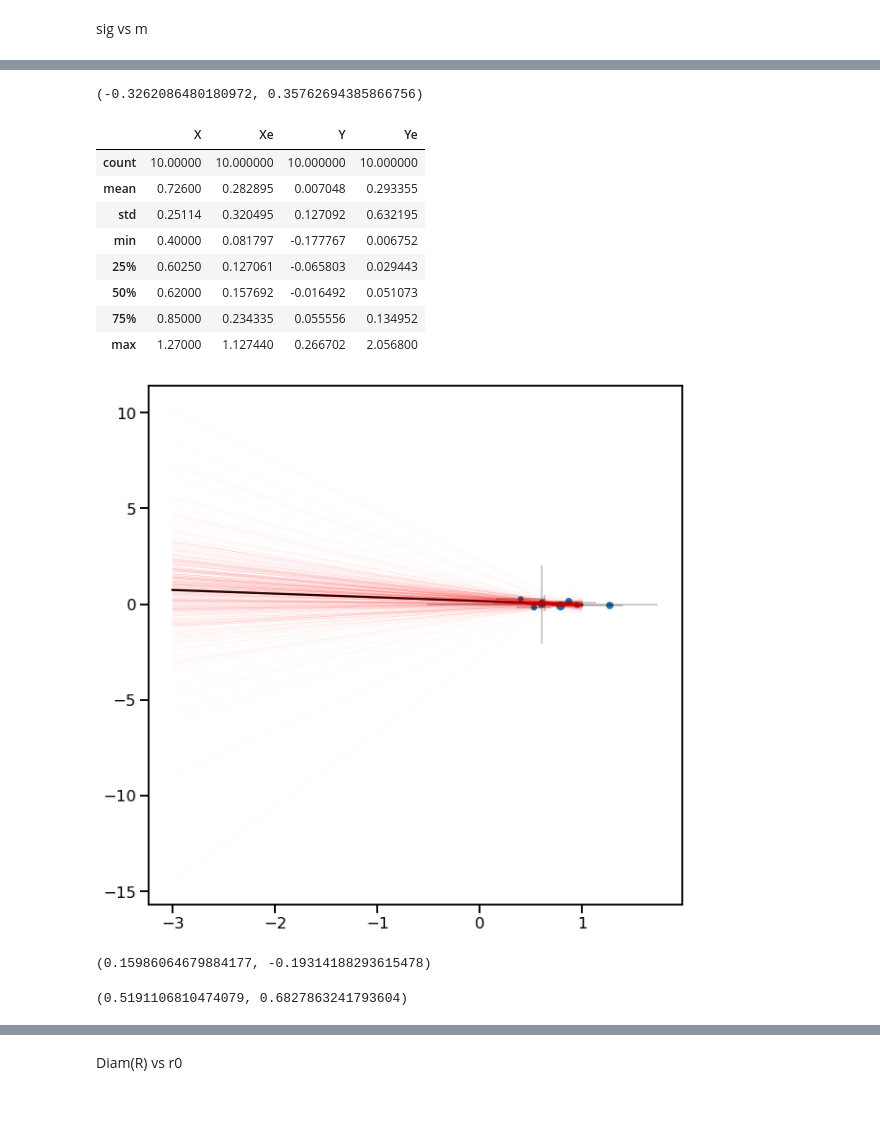
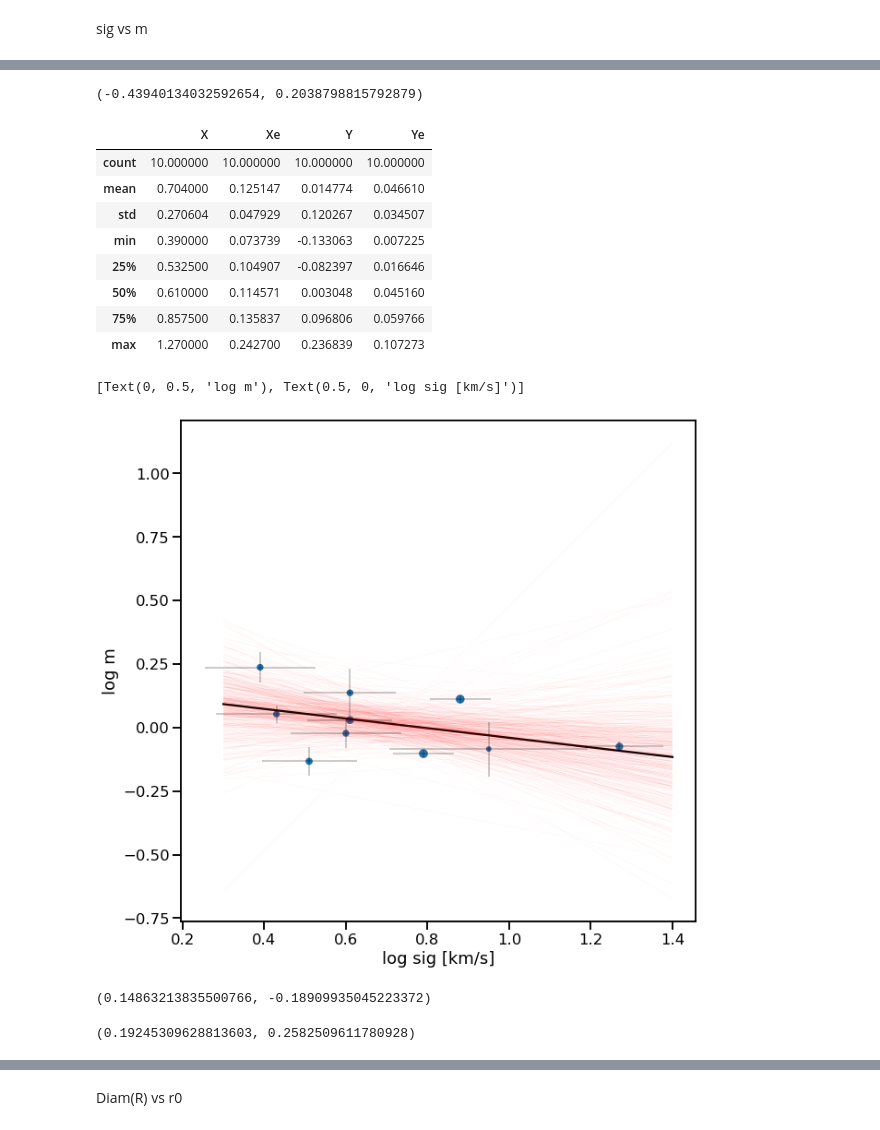
Before and after one commit to JavGVastro/PhD.Paper, a Jupyter notebook: CorrelationsRegressions02.ipynb, the cells around one changed output, grey strips where cells are left out. Saved outputs shown, nothing was run; the diff lists cells and outputs as text; code cells hidden in the pictures.

Commit message:
Correlations and regression using new results.

```diff
--- a/CorrelationsRegressions02.ipynb
+++ b/CorrelationsRegressions02.ipynb
@@ -82,14 +94,14 @@ m = [[0]*(1) for i in range(len(samples))]
 mer = [[0]*(1) for i in range(len(samples))]
 
 for i in range(len(samples)):
-    sig[i] = np.round(CI[samples[0][i]]['result'].params['sig2'].value,4)**0.5
-    siger[i] = np.round(CI[samples[0][i]]['result'].params['sig2'].stderr,4)**0.5
-    sig2[i] = np.round(CI[samples[0][i]]['result'].params['sig2'].value,4)
-    r0[i] = np.round(CI[samples[0][i]]['result'].params['r0'].value,4)
-    m[i] = np.round(CI[samples[0][i]]['result'].params['m'].value,4)
-    sig2er[i] = np.round(CI[samples[0][i]]['result'].params['sig2'].stderr,4)
-    r0er[i] = np.round(CI[samples[0][i]]['result'].params['r0'].stderr,4)
-    mer[i] = np.round(CI[samples[0][i]]['result'].params['m'].stderr,4)
+    sig[i] = np.round(CI[samples[0][i]]['result_emcee'].params['sig2'].value,4)**0.5
+    siger[i] = np.round(CI[samples[0][i]]['result_emcee'].params['sig2'].stderr,4)**0.5
+    sig2[i] = np.round(CI[samples[0][i]]['result_emcee'].params['sig2'].value,4)
+    r0[i] = np.round(CI[samples[0][i]]['result_emcee'].params['r0'].value,4)
+    m[i] = np.round(CI[samples[0][i]]['result_emcee'].params['m'].value,4)
+    sig2er[i] = np.round(CI[samples[0][i]]['result_emcee'].params['sig2'].stderr,4)
+    r0er[i] = np.round(CI[samples[0][i]]['result_emcee'].params['r0'].stderr,4)
+    mer[i] = np.round(CI[samples[0][i]]['result_emcee'].params['m'].stderr,4)
 # %%
 data = pd.DataFrame(
     {
@@ -428,5 +440,5 @@ pd.DataFrame({"X": X, "Xe": Xe, "Y": Y, "Ye": Ye}).describe()
 # %%
-vmin, vmax = -3.0, 1.0
+vmin, vmax = -1.2, 1.25
 xgrid = np.linspace(vmin, vmax, 200)
 
 
@@ -440,4 +452,9 @@ ax.plot(xgrid, dfchain["alpha"].mean() + xgrid*dfchain["beta"].mean(),
 for samp in lm.chain[::20]:
     ax.plot(xgrid, samp["alpha"] + xgrid*samp["beta"],
         '-', c="r", alpha=0.2, lw=0.1)
+
+ax.set(
+#    xlim=[-0.2, 0.8], ylim=[-0.2, 0.8],
+    xlabel=r"log$ r_{0}$ [pc]", ylabel=r"log$ m$",
+)
 # %% [output]
@@ -565,5 +583,5 @@ pd.DataFrame({"X": X, "Xe": Xe, "Y": Y, "Ye": Ye}).describe()
 # %%
-vmin, vmax = -3.0, 1.0
+vmin, vmax = -1.25, 1.25
 xgrid = np.linspace(vmin, vmax, 200)
 
 
@@ -577,4 +595,10 @@ ax.plot(xgrid, dfchain["alpha"].mean() + xgrid*dfchain["beta"].mean(),
 for samp in lm.chain[::20]:
     ax.plot(xgrid, samp["alpha"] + xgrid*samp["beta"],
         '-', c="r", alpha=0.2, lw=0.1)
+
+
+ax.set(
+#    xlim=[-0.2, 0.8], ylim=[-0.2, 0.8],
+    xlabel=r"log$ r_{0}$ [pc]", ylabel=r"log sig [km/s]",
+)
 # %% [output]
@@ -688,44 +713,50 @@ dfchain.describe()
 # %%
 pearsonr(X, Y)
 # %% [output]
-(-0.3262086480180972, 0.35762694385866756)
+(-0.43940134032592654, 0.2038798815792879)
 # %%
 pd.DataFrame({"X": X, "Xe": Xe, "Y": Y, "Ye": Ye}).describe()
 # %% [output]
 |  | X | Xe | Y | Ye |
-| count | 10.00000 | 10.000000 | 10.000000 | 10.000000 |
-| mean | 0.72600 | 0.282895 | 0.007048 | 0.293355 |
-| std | 0.25114 | 0.320495 | 0.127092 | 0.632195 |
-| min | 0.40000 | 0.081797 | -0.177767 | 0.006752 |
-| 25% | 0.60250 | 0.127061 | -0.065803 | 0.029443 |
-| 50% | 0.62000 | 0.157692 | -0.016492 | 0.051073 |
-| 75% | 0.85000 | 0.234335 | 0.055556 | 0.134952 |
-| max | 1.27000 | 1.127440 | 0.266702 | 2.056800 |
+| count | 10.000000 | 10.000000 | 10.000000 | 10.000000 |
+| mean | 0.704000 | 0.125147 | 0.014774 | 0.046610 |
+| std | 0.270604 | 0.047929 | 0.120267 | 0.034507 |
+| min | 0.390000 | 0.073739 | -0.133063 | 0.007225 |
+| 25% | 0.532500 | 0.104907 | -0.082397 | 0.016646 |
+| 50% | 0.610000 | 0.114571 | 0.003048 | 0.045160 |
+| 75% | 0.857500 | 0.135837 | 0.096806 | 0.059766 |
+| max | 1.270000 | 0.242700 | 0.236839 | 0.107273 |
 # %%
-vmin, vmax = -3.0, 1.0
+vmin, vmax = 0.3, 1.4
 xgrid = np.linspace(vmin, vmax, 200)
 
 
 fig, ax = plt.subplots(figsize=(10, 10))
 
 ax.errorbar(X, Y, xerr=Xe, yerr=Ye, ls=" ", elinewidth=0.4, alpha=1.0, c="k")
 ax.scatter(X, Y, marker=".", s=20/np.hypot(Xe, Ye))
 # The original fit
 ax.plot(xgrid, dfchain["alpha"].mean() + xgrid*dfchain["beta"].mean(),
         '-', c="k")
 for samp in lm.chain[::20]:
     ax.plot(xgrid, samp["alpha"] + xgrid*samp["beta"],
         '-', c="r", alpha=0.2, lw=0.1)
+
+ax.set(
+#    xlim=[-0.2, 0.8], ylim=[-0.2, 0.8],
+    xlabel=r"log sig [km/s]", ylabel=r"log m",
+)
 # %% [output]
+[Text(0, 0.5, 'log m'), Text(0.5, 0, 'log sig [km/s]')]
-[figure, old version]
+[figure, new version]
 # %%
 dfchain["alpha"].mean(),dfchain["beta"].mean()
 # %% [output]
-(0.15986064679884177, -0.19314188293615478)
+(0.14863213835500766, -0.18909935045223372)
 # %%
 dfchain["alpha"].std(),dfchain["beta"].std()
 # %% [output]
-(0.5191106810474079, 0.6827863241793604)
+(0.19245309628813603, 0.2582509611780928)
 # %%
 x,y,z=X,Y,Ye
 X = sm.add_constant(x)
```
Also changed, not shown: parts of 59 cells of this notebook.
